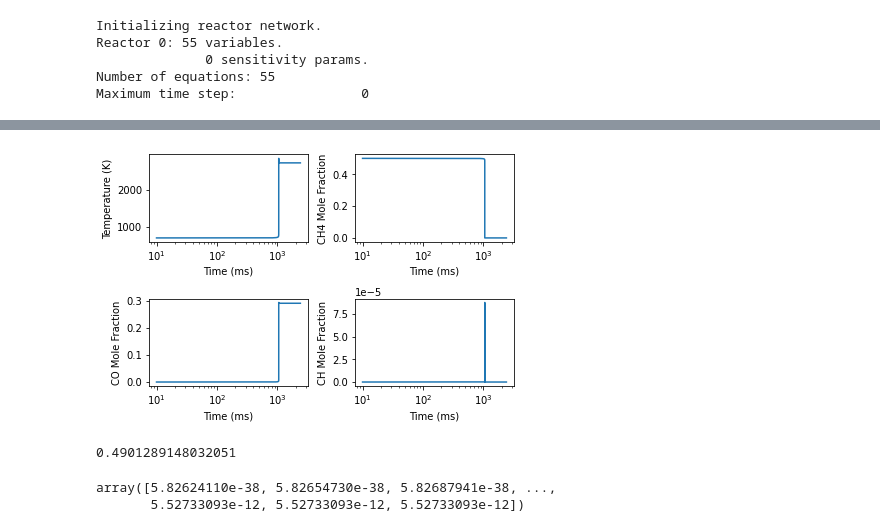
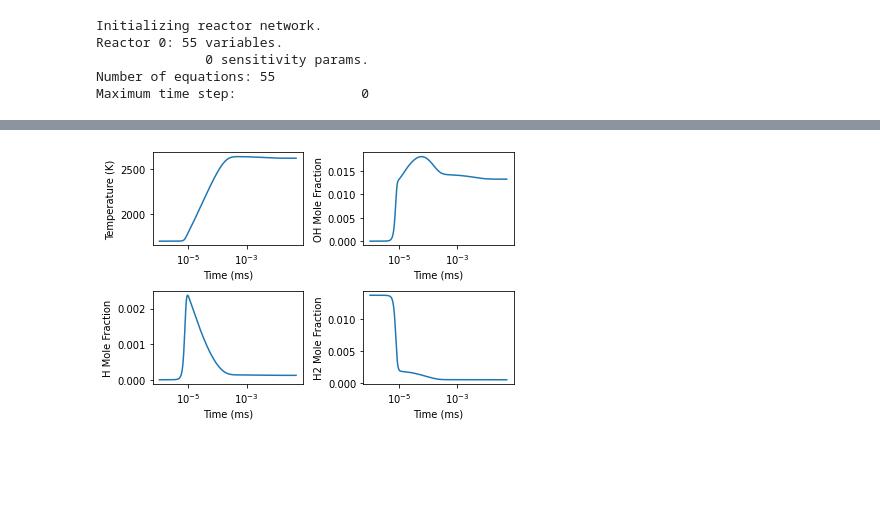
Before and after one commit to simoneventuri/ROMNet_, a Jupyter notebook: scripts/generating_data/0DReactor/TEMP/Reactor1_Orig.ipynb, the cells around one changed output, grey strips where cells are left out. Cells and saved outputs as stored; diff of their text form; code cells hidden in the pictures; blank space fills up the shorter version.

```diff
--- a/scripts/generating_data/0DReactor/TEMP/Reactor1_Orig.ipynb
+++ b/scripts/generating_data/0DReactor/TEMP/Reactor1_Orig.ipynb
@@ -88,49 +105,38 @@ while sim.time < t_end:
 import matplotlib.pyplot as plt
 
 plt.clf()
 plt.subplot(2, 2, 1)
 plt.plot(states.t, states.T)
 plt.xlabel('Time (ms)')
 plt.ylabel('Temperature (K)')
 plt.xscale('log')
 # plt.xlim([0.4,0.5])
 
-Var = 'CH4' #'OH'
+Var = 'OH' #'CH4' #
 plt.subplot(2, 2, 2)
-plt.plot(states.t, states.X[:, gas.species_index(Var)])
+plt.plot(states.t, states.Y[:, gas.species_index(Var)])
 plt.xlabel('Time (ms)')
 plt.ylabel(Var+' Mole Fraction')
 plt.xscale('log')
 # plt.xlim([0.4,0.5])
 
-Var = 'CO' #'H'
+Var = 'H' #'CO' #
 plt.subplot(2, 2, 3)
-plt.plot(states.t, states.X[:, gas.species_index(Var)])
+plt.plot(states.t, states.Y[:, gas.species_index(Var)])
 plt.xlabel('Time (ms)')
 plt.ylabel(Var+' Mole Fraction')
 plt.xscale('log')
 # plt.xlim([0.4,0.5])
 
-Var = 'CH' #'H2'
+Var = 'H2'#'CH' #
 plt.subplot(2, 2, 4)
-plt.plot(states.t, states.X[:, gas.species_index(Var)])
+plt.plot(states.t, states.Y[:, gas.species_index(Var)])
 plt.xlabel('Time (ms)')
 plt.ylabel(Var+' Mole Fraction')
 plt.xscale('log')
-# plt.xlim([0.4,0.5])
+#plt.xlim([1.e-4,1.e-3])
 
 plt.tight_layout()
 plt.show()
 # %% [output]
-[figure, old version]
+[figure, new version]
-# %%
-dT_dt       = np.gradient(states.t, states.T)
-AutoIgnTime = states.t[np.nanargmax(dT_dt[0:-2])]
-AutoIgnTime
-# %% [output]
-0.4901289148032051
-# %%
-states.Y[:, gas.species_index('CH')]
-# %% [output]
-array([5.82624110e-38, 5.82654730e-38, 5.82687941e-38, ...,
-       5.52733093e-12, 5.52733093e-12, 5.52733093e-12])
```
Also changed, not shown: parts of 5 cells of this notebook, 9 other files.
